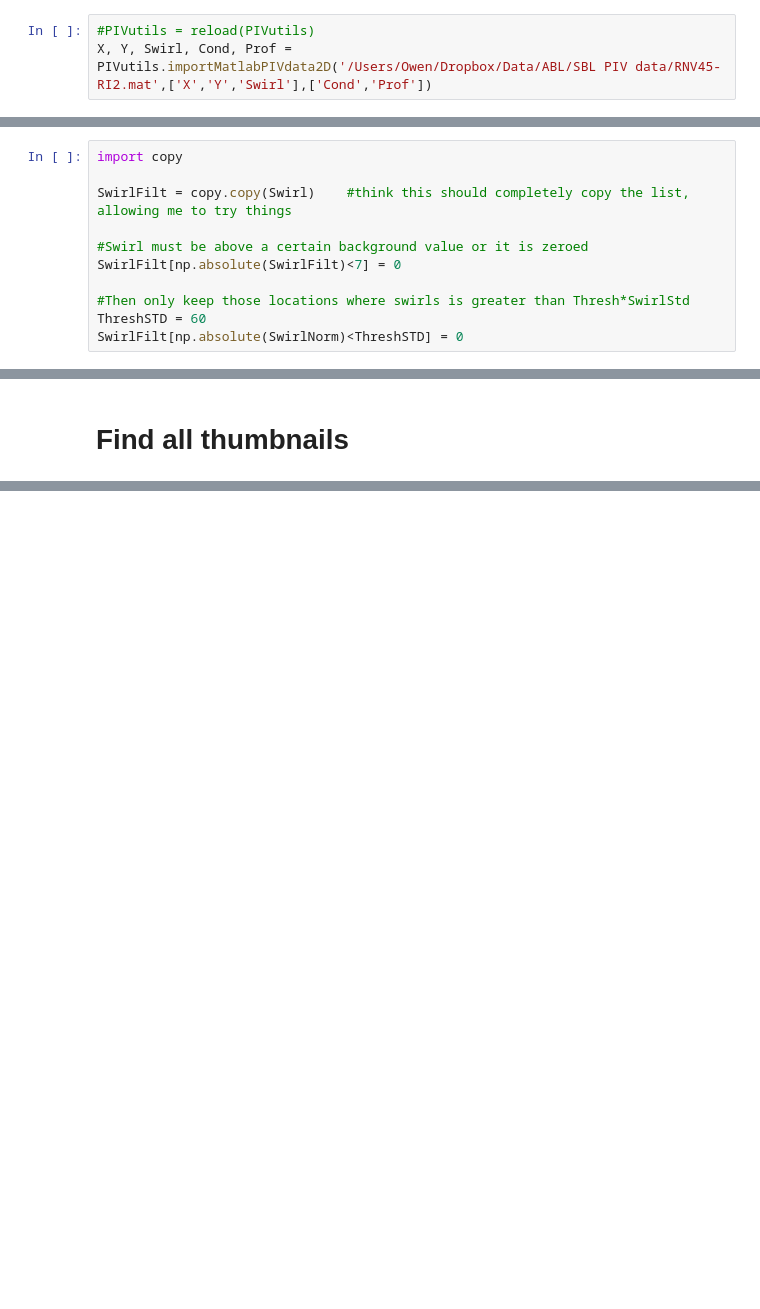
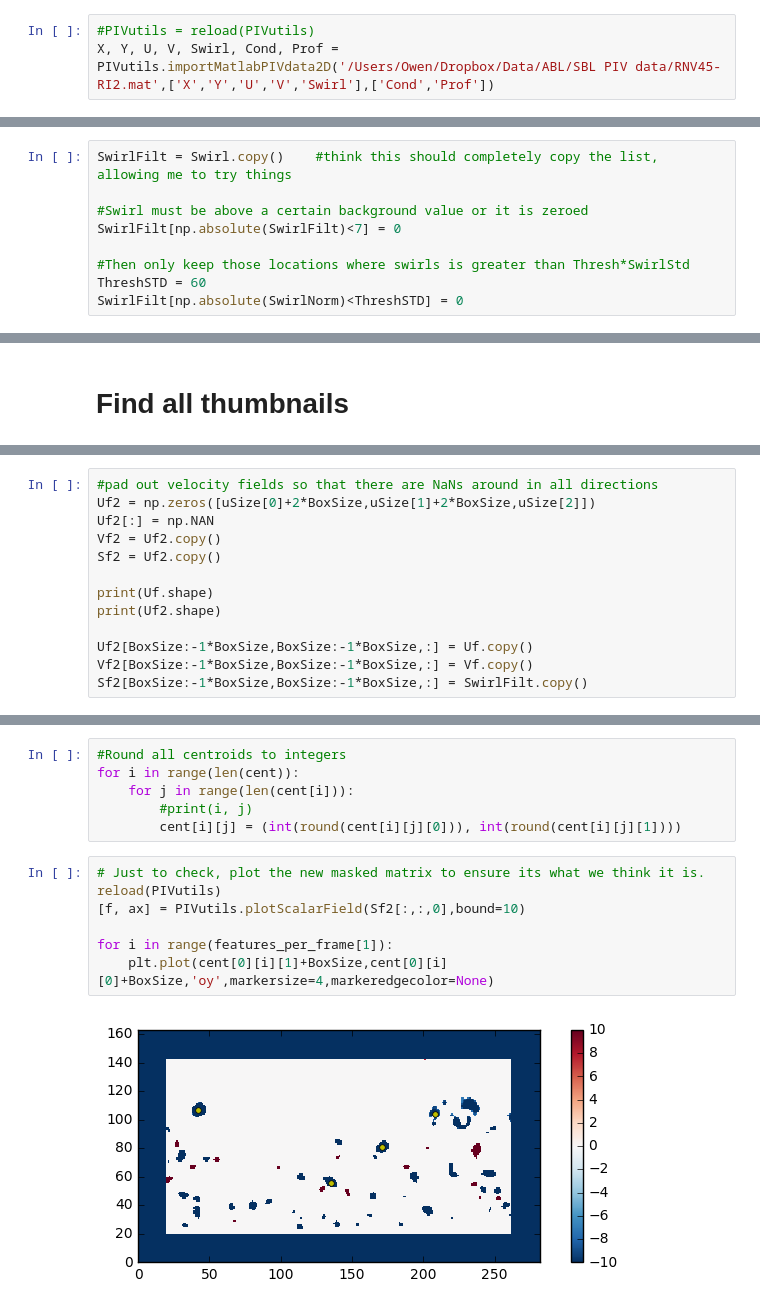
Before and after one commit to owenjhwilliams/ASIIT, a Jupyter notebook: runPODthumbnails.ipynb, the cells around one changed output, grey strips where cells are left out. Drawn from its saved outputs; the diff is of its cells as text; blank space fills up the shorter version.

Commit message:
Initial code for finding all thumbnails of vector field centered on blobs of high swirl

```diff
--- a/runPODthumbnails.ipynb
+++ b/runPODthumbnails.ipynb
@@ -7,7 +7,7 @@ from importlib import reload
 import PIVutils
 # %%
 #PIVutils = reload(PIVutils)
-X, Y, Swirl, Cond, Prof = PIVutils.importMatlabPIVdata2D('/Users/Owen/Dropbox/Data/ABL/SBL PIV data/RNV45-RI2.mat',['X','Y','Swirl'],['Cond','Prof'])
+X, Y, U, V, Swirl, Cond, Prof = PIVutils.importMatlabPIVdata2D('/Users/Owen/Dropbox/Data/ABL/SBL PIV data/RNV45-RI2.mat',['X','Y','U','V','Swirl'],['Cond','Prof'])
 # %%
 NanLocs = np.isnan(Swirl)
 uSize = Swirl.shape
@@ -22,9 +22,7 @@ SwirlNorm = Swirl/SwirlStd.reshape(uSize[0],1,1) #match the SwirlStd length (123
 # %% [markdown]
 # Create thresholded field
 # %%
-import copy
-
-SwirlFilt = copy.copy(Swirl)    #think this should completely copy the list, allowing me to try things
+SwirlFilt = Swirl.copy()    #think this should completely copy the list, allowing me to try things
 
 #Swirl must be above a certain background value or it is zeroed
 SwirlFilt[np.absolute(SwirlFilt)<7] = 0
@@ -58,0 +79,13 @@ Ut, Vt = getThumbnails(U,V,cent,BoxSize)
+# %%
+#pad out velocity fields so that there are NaNs around in all directions
+Uf2 = np.zeros([uSize[0]+2*BoxSize,uSize[1]+2*BoxSize,uSize[2]])
+Uf2[:] = np.NAN
+Vf2 = Uf2.copy()
+Sf2 = Uf2.copy()
+
+print(Uf.shape)
+print(Uf2.shape)
+
+Uf2[BoxSize:-1*BoxSize,BoxSize:-1*BoxSize,:] = Uf.copy()
+Vf2[BoxSize:-1*BoxSize,BoxSize:-1*BoxSize,:] = Vf.copy()
+Sf2[BoxSize:-1*BoxSize,BoxSize:-1*BoxSize,:] = SwirlFilt.copy()
@@ -58,0 +101,15 @@ Ut, Vt = getThumbnails(U,V,cent,BoxSize)
+# %%
+#Round all centroids to integers
+for i in range(len(cent)):
+    for j in range(len(cent[i])):
+        #print(i, j)
+        cent[i][j] = (int(round(cent[i][j][0])), int(round(cent[i][j][1])))
+# %%
+# Just to check, plot the new masked matrix to ensure its what we think it is.
+reload(PIVutils)
+[f, ax] = PIVutils.plotScalarField(Sf2[:,:,0],bound=10)
+
+for i in range(features_per_frame[1]):
+    plt.plot(cent[0][i][1]+BoxSize,cent[0][i][0]+BoxSize,'oy',markersize=4,markeredgecolor=None)
+# %% [output]
+[figure, added]
```
Also changed, not shown: parts of 9 cells of this notebook, 1 other file.
